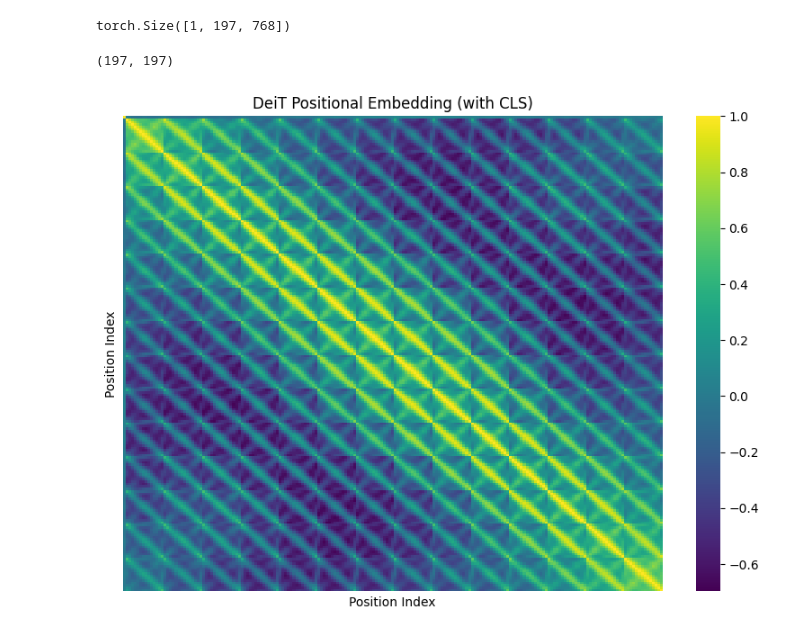
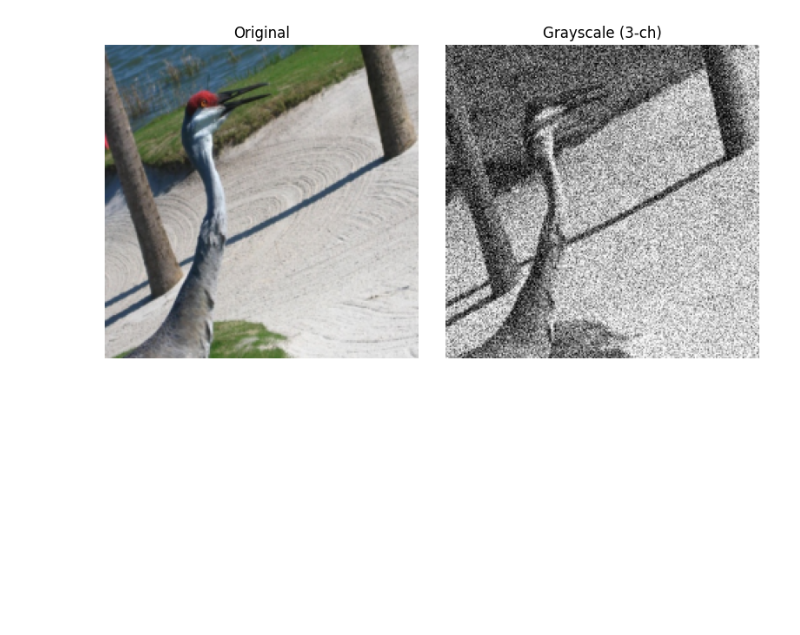
Before and after one commit to alessandroardenghi/MultiTaskDeiT, a Jupyter notebook: temp.ipynb, the cells around one changed output. Saved outputs shown, nothing was run; the diff lists cells and outputs as text; code cells hidden in the pictures; blank space fills up the shorter version.

```diff
--- a/temp.ipynb
+++ b/temp.ipynb
@@ -67,4 +3,0 @@ pos_embed_wo_cls = pos_embed_tensor[:, 1:, :]
-# %%
-pos_embed_tensor.shape
-# %% [output]
-torch.Size([1, 197, 768])
@@ -102,5 +4,57 @@ def visualize_positional_embedding_correlation(pos_embed, title="Positional Embe
-# %%
-visualize_positional_embedding_correlation(pos_embed_tensor, title="DeiT Positional Embedding (with CLS)")
-# %% [output]
-(197, 197)
-[figure, removed]
+# %%
+import torch
+def grayscale_weighted_3ch(x):
+    weights = torch.tensor([0.2989, 0.5870, 0.1140], device=x.device).view(1, 3, 1, 1)
+    gray = (x * weights).sum(dim=1, keepdim=True)  # (B, 1, H, W)
+    return gray.repeat(1, 3, 1, 1)
+# %%
+import torch
+import torchvision.transforms as T
+import matplotlib.pyplot as plt
+from PIL import Image
+
+# Define your grayscale conversion function
+def grayscale_weighted_3ch(x):
+    weights = torch.tensor([0.2989, 0.5870, 0.1140], device=x.device).view(1, 3, 1, 1)
+    gray = (x * weights).sum(dim=1, keepdim=True)  # (1, 1, H, W)
+    return gray.repeat(1, 3, 1, 1)  # (1, 3, H, W)
+
+def add_gaussian_noise(x, mean=0.0, std=0.1):
+    noise = torch.randn_like(x) * std + mean
+    return torch.clamp(x + noise, 0.0, 1.0)
+
+# Load an image and convert it to a tensor
+img_path = "data/images/2007_000068.jpg"  # Replace with your image path
+image = Image.open(img_path).convert("RGB")
+
+transform = T.Compose([
+    T.Resize((224, 224)),
+    T.ToTensor(),  # Converts to [0,1] float tensor, shape (3, H, W)
+])
+
+img_tensor = transform(image).unsqueeze(0)  # Add batch dim: (1, 3, H, W)
+
+# Apply grayscale conversion
+gray_tensor = add_gaussian_noise(img_tensor, std=0.25)
+gray_tensor = grayscale_weighted_3ch(gray_tensor)
+
+# Convert tensors to numpy for visualization
+original_np = img_tensor.squeeze(0).permute(1, 2, 0).cpu().numpy()
+gray_np = gray_tensor.squeeze(0).permute(1, 2, 0).cpu().numpy()
+
+# Plot
+plt.figure(figsize=(8, 4))
+plt.subplot(1, 2, 1)
+plt.title("Original")
+plt.imshow(original_np)
+plt.axis('off')
+
+plt.subplot(1, 2, 2)
+plt.title("Grayscale (3-ch)")
+plt.imshow(gray_np)
+plt.axis('off')
+
+plt.tight_layout()
+plt.show()
+# %% [output]
+[figure, added]
```
Also changed, not shown: parts of 7 cells of this notebook, 4 other files.
